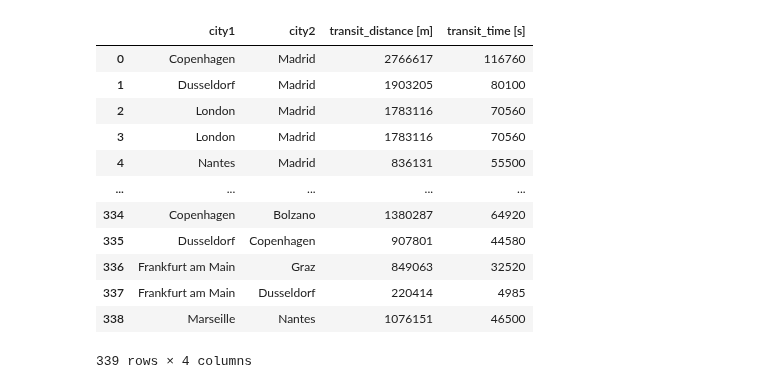
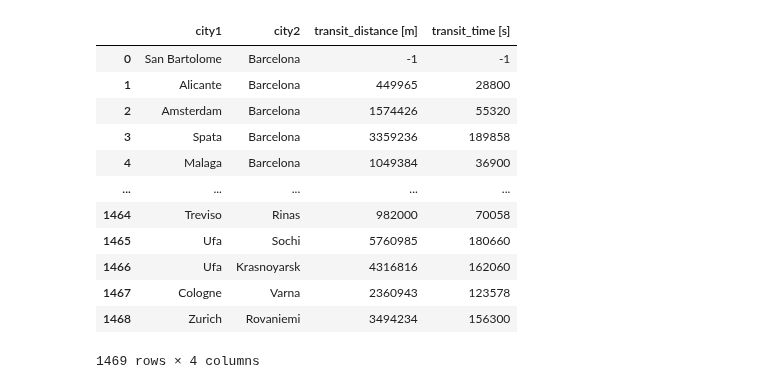
Before and after one commit to RabDou44/DOPP_group18, a Jupyter notebook: first_try_analysis.ipynb, the cells around one changed output. Cells and saved outputs as stored; diff of their text form; code cells hidden in the pictures.

```diff
--- a/first_try_analysis.ipynb
+++ b/first_try_analysis.ipynb
@@ -3,21 +5,21 @@ import pandas as pd
 # %%
-flights = pd.read_csv('/Users/slavicagjorgieva/Desktop/TU/WS23/DOPP/Ex2/DOPP_group18/datasets/flight_times_cleaned.csv')
-trains =  pd.read_csv('/Users/slavicagjorgieva/Desktop/TU/WS23/DOPP/Ex2/DOPP_group18/datasets/train-distances3.csv')
+flights = pd.read_csv('/Users/slavicagjorgieva/Desktop/TU/WS23/DOPP/Ex2/DOPP_group18/datasets/flight_times_extended.csv')
+trains =  pd.read_csv('/Users/slavicagjorgieva/Desktop/TU/WS23/DOPP/Ex2/DOPP_group18/datasets/train_distances/combined_train_distances.csv')
 trains
 # %% [output]
 |  | city1 | city2 | transit_distance [m] | transit_time [s] |
-| 0 | Copenhagen | Madrid | 2766617 | 116760 |
-| 1 | Dusseldorf | Madrid | 1903205 | 80100 |
-| 2 | London | Madrid | 1783116 | 70560 |
-| 3 | London | Madrid | 1783116 | 70560 |
-| 4 | Nantes | Madrid | 836131 | 55500 |
+| 0 | San Bartolome | Barcelona | -1 | -1 |
+| 1 | Alicante | Barcelona | 449965 | 28800 |
+| 2 | Amsterdam | Barcelona | 1574426 | 55320 |
+| 3 | Spata | Barcelona | 3359236 | 189858 |
+| 4 | Malaga | Barcelona | 1049384 | 36900 |
 | ... | ... | ... | ... | ... |
-| 334 | Copenhagen | Bolzano | 1380287 | 64920 |
-| 335 | Dusseldorf | Copenhagen | 907801 | 44580 |
-| 336 | Frankfurt am Main | Graz | 849063 | 32520 |
-| 337 | Frankfurt am Main | Dusseldorf | 220414 | 4985 |
-| 338 | Marseille | Nantes | 1076151 | 46500 |
+| 1464 | Treviso | Rinas | 982000 | 70058 |
+| 1465 | Ufa | Sochi | 5760985 | 180660 |
+| 1466 | Ufa | Krasnoyarsk | 4316816 | 162060 |
+| 1467 | Cologne | Varna | 2360943 | 123578 |
+| 1468 | Zurich | Rovaniemi | 3494234 | 156300 |
-339 rows × 4 columns
+1469 rows × 4 columns
 # %%
 flights
 # %% [output]
```
Also changed, not shown: parts of 15 cells of this notebook, 1 other file.
